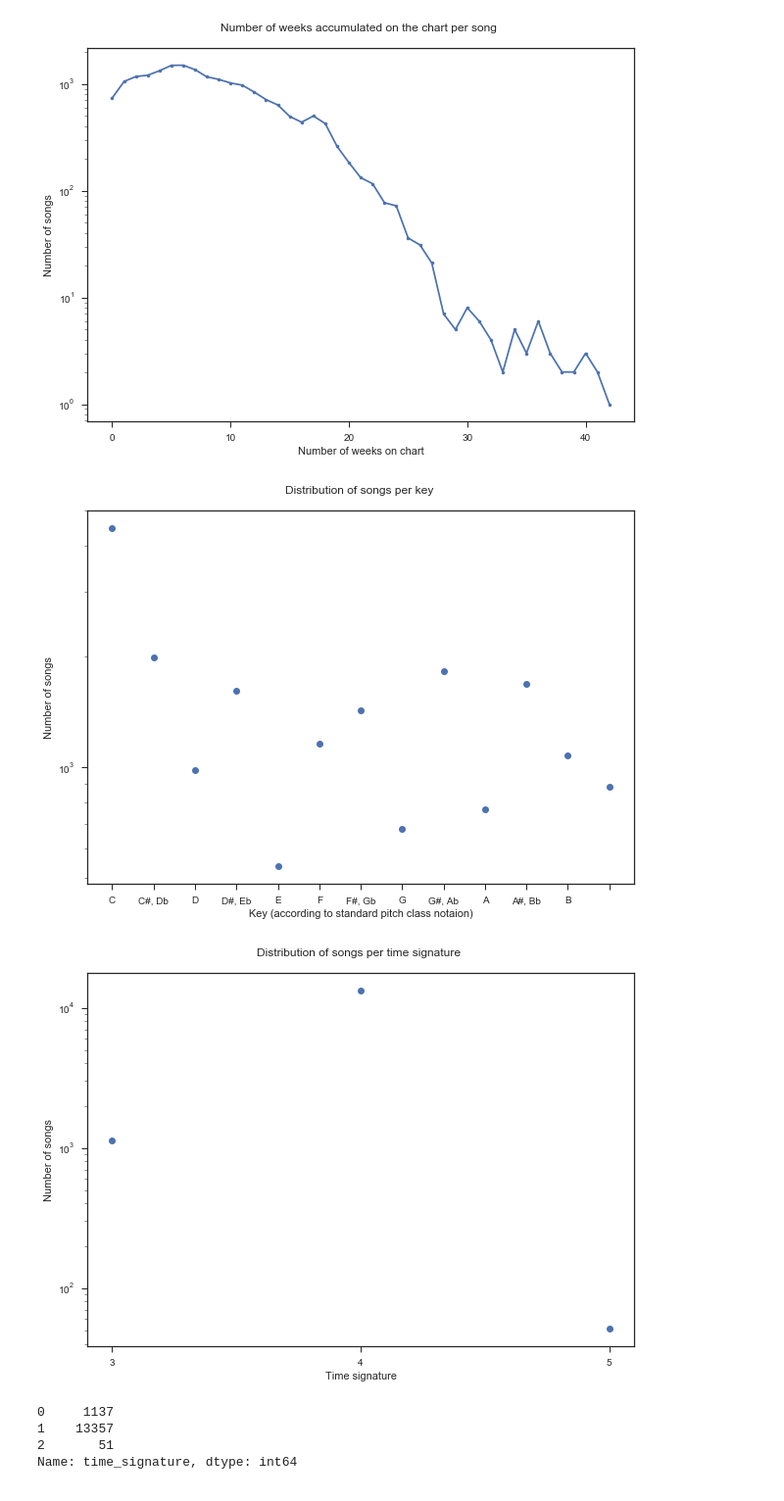
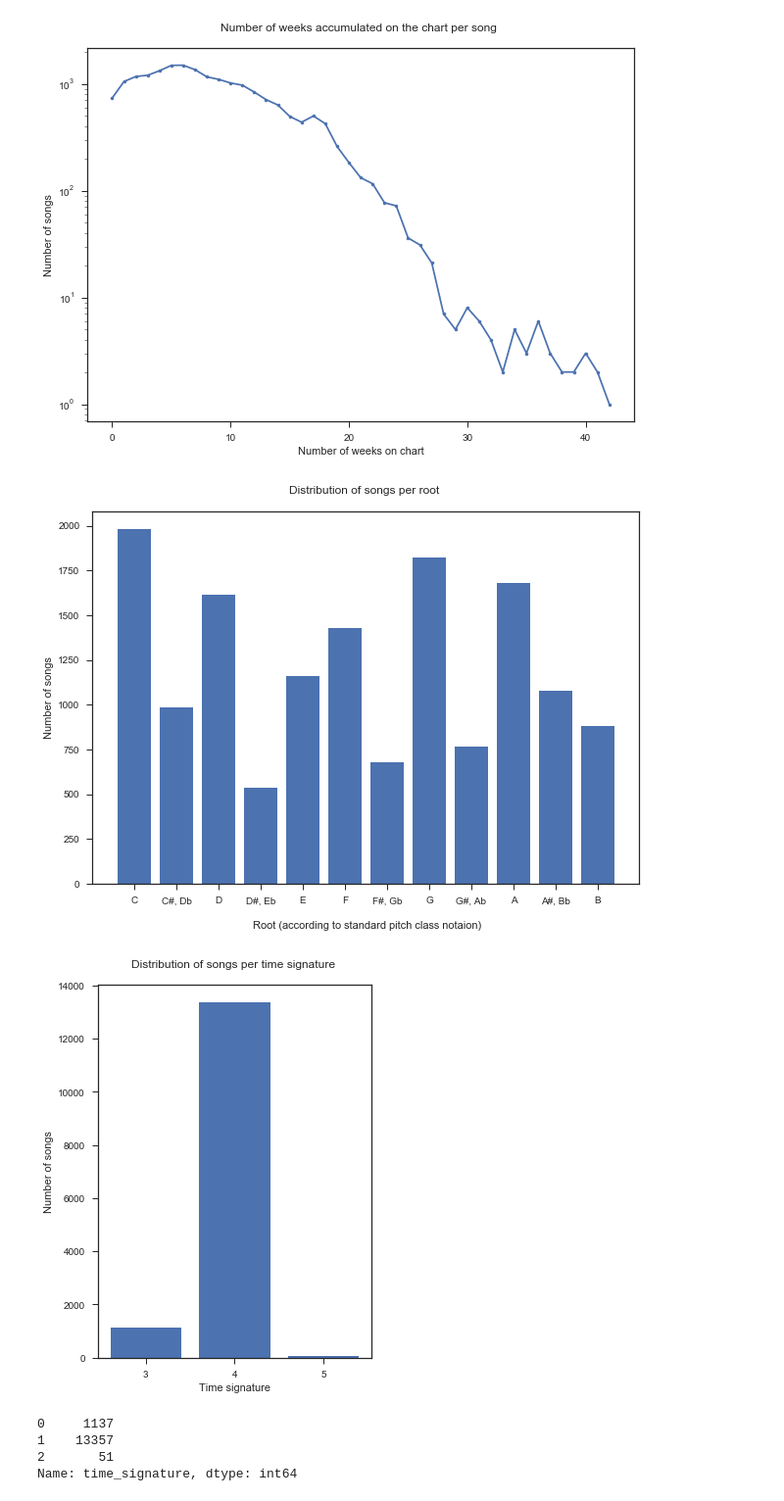
Before and after one commit to VBernasconi/digital_musicology, a Jupyter notebook: Basic_statistics.ipynb, the cells around one changed output. Shown at 98% size. Cells and saved outputs as stored; diff of their text form; code cells hidden in the pictures.

Commit message:
Update graphs wrt milestone 2 feedback

```diff
--- a/Basic_statistics.ipynb
+++ b/Basic_statistics.ipynb
@@ -67,35 +76,35 @@ plt;
 # %%
 df_ = df['key'].value_counts().sort_index(
-    ascending = True).reset_index()['key']
-plt.semilogy(df_.index, df_.values, 'o')
-plt.xlabel('Key (according to standard pitch class notaion)')
+    ascending = True).reset_index()['key'][1:]
+plt.bar(df_.index, df_.values)
+plt.xlabel('\n Root (according to standard pitch class notaion)')
 
-plt.xticks(np.arange(13), ['C', 'C#, Db', 'D', 'D#, Eb', 'E', 'F', 'F#, Gb', 'G', 'G#, Ab', 'A',
+plt.xticks(np.arange(1, 13), ['C', 'C#, Db', 'D', 'D#, Eb', 'E', 'F', 'F#, Gb', 'G', 'G#, Ab', 'A',
                           'A#, Bb', 'B'])
 
 plt.ylabel('Number of songs')
-plt.title('Distribution of songs per key \n')
+plt.title('Distribution of songs per root \n')
 plt;
 # %% [output]
-[figure, old version]
+[figure, new version]
 # %%
 sns.set(rc={'figure.figsize':(5,7)})
 sns.set_style("ticks")
 # %%
 df_ = df[df['time_signature'] != -1]
 df_ = df_[df_['time_signature'] != 1]
 df_ = df_['time_signature'].value_counts().sort_index(
     ascending = True).reset_index()['time_signature']
-plt.semilogy(df_.index, df_.values, 'o')
+plt.bar(df_.index, df_.values)
 plt.xlabel('Time signature')
 
 plt.xticks([0, 1, 2], [3, 4, 5])
 
 plt.ylabel('Number of songs')
 plt.title('Distribution of songs per time signature \n')
 plt;
 # %% [output]
-[figure, old version]
+[figure, new version]
 # %%
 df_
 # %% [output]
```
Also changed, not shown: parts of 11 cells of this notebook.
